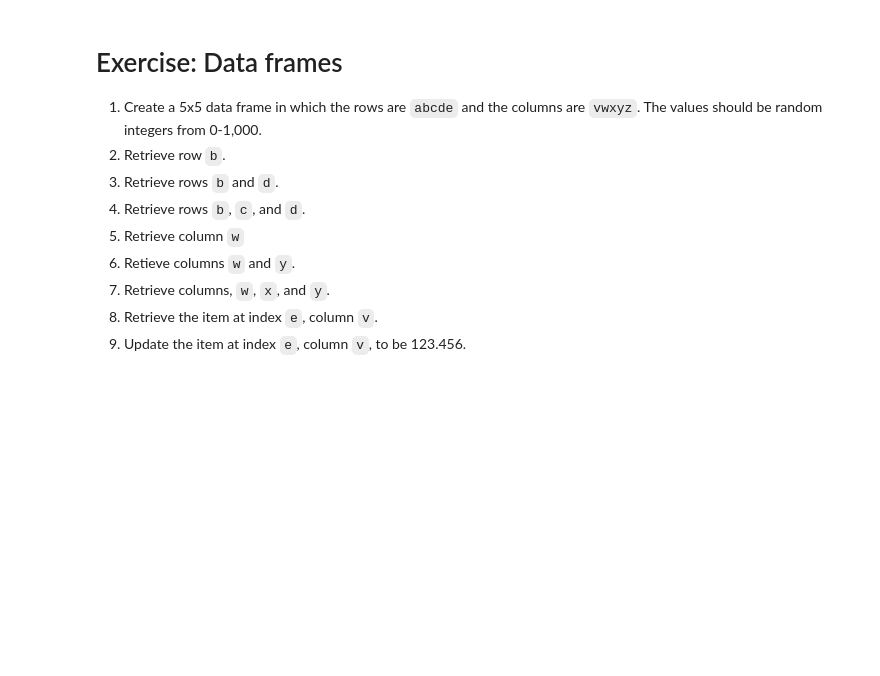
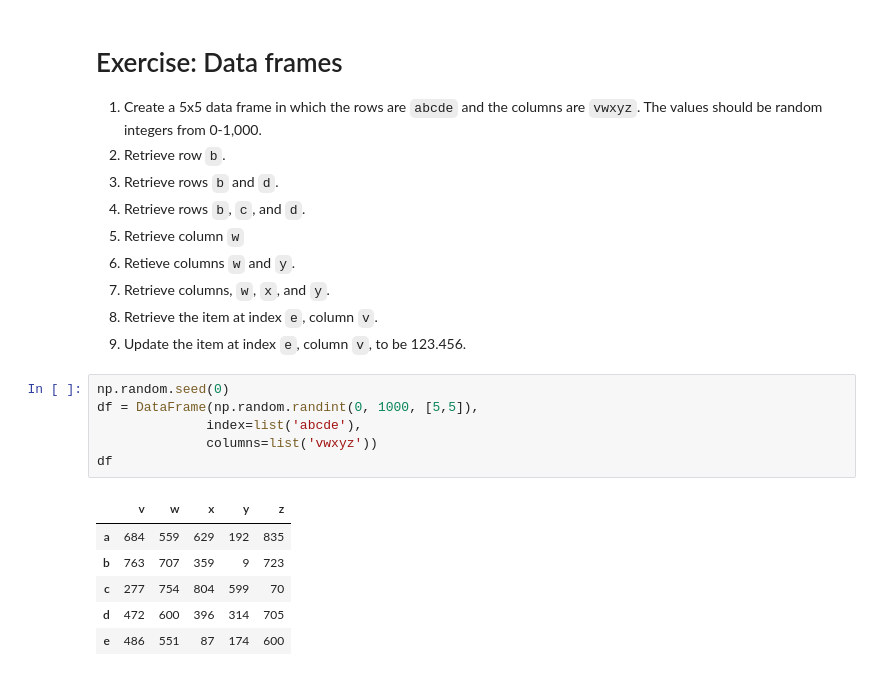
Before and after one commit to sumanthkm/Cisco-2021-12Dec-13, a Jupyter notebook: Cisco-2021-12Dec-14.ipynb, the cells around one changed output. Cells and saved outputs as stored; diff of their text form; blank space fills up the shorter version.

```diff
--- a/Cisco-2021-12Dec-14.ipynb
+++ b/Cisco-2021-12Dec-14.ipynb
@@ -642,3 +642,16 @@ df.loc['y', 'b'] = 200
 7. Retrieve columns, `w`, `x`, and `y`.
 8. Retrieve the item at index `e`, column `v`.
 9. Update the item at index `e`, column `v`, to be 123.456.
+# %%
+np.random.seed(0)
+df = DataFrame(np.random.randint(0, 1000, [5,5]),
+              index=list('abcde'),
+              columns=list('vwxyz'))
+df
+# %% [output]
+|  | v | w | x | y | z |
+| a | 684 | 559 | 629 | 192 | 835 |
+| b | 763 | 707 | 359 | 9 | 723 |
+| c | 277 | 754 | 804 | 599 | 70 |
+| d | 472 | 600 | 396 | 314 | 705 |
+| e | 486 | 551 | 87 | 174 | 600 |
```
Also changed, not shown: parts of 3 cells of this notebook.
